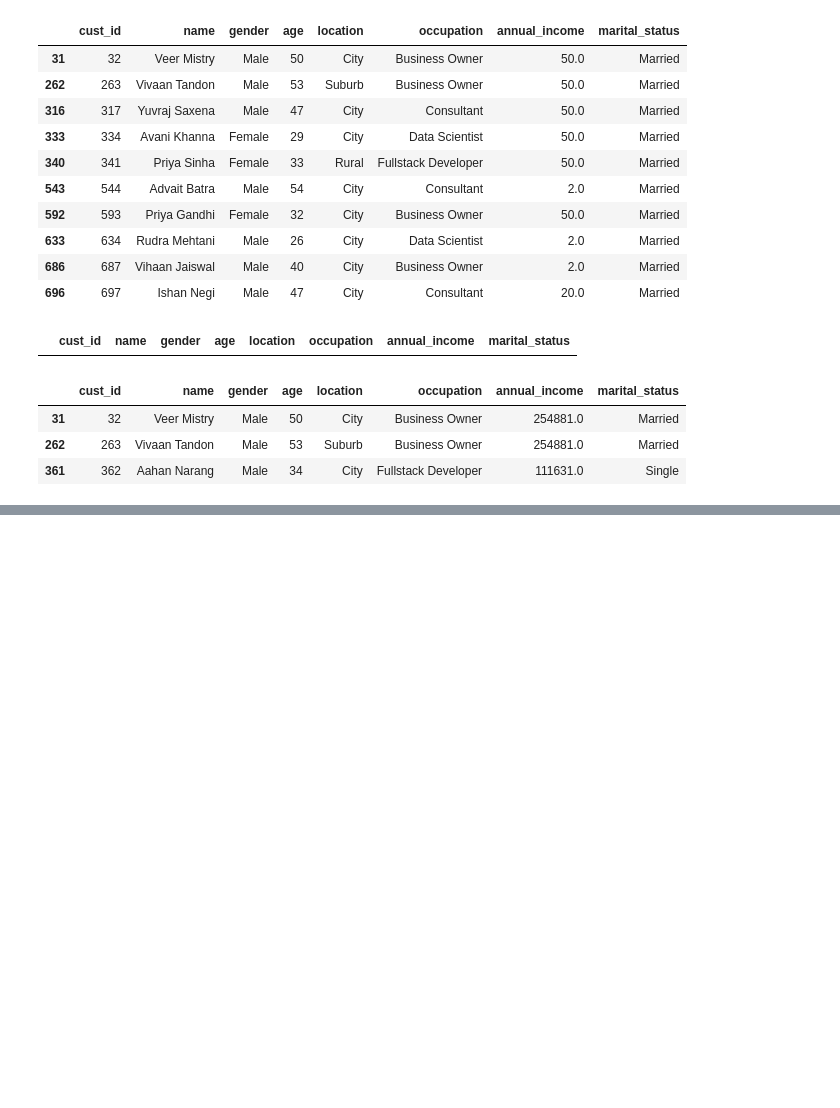
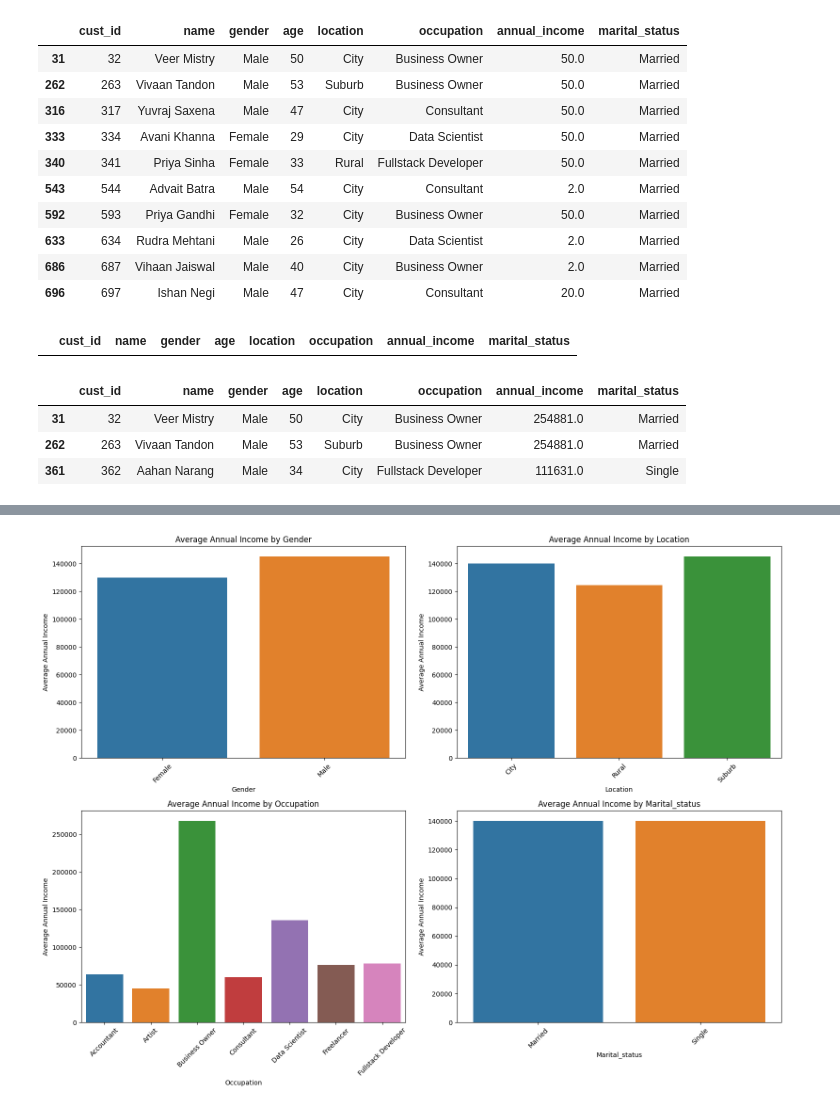
Before and after one commit to ashishjadhav123/Math-and-Statistics-DS, a Jupyter notebook: Project/Phase 1 - Find Target Market/Phase1_AtliQo_Bank.ipynb, the cells around one changed output, grey strips where cells are left out. Cells and saved outputs as stored; diff of their text form; code cells hidden in the pictures; blank space fills up the shorter version.

```diff
--- a/Project/Phase 1 - Find Target Market/Phase1_AtliQo_Bank.ipynb
+++ b/Project/Phase 1 - Find Target Market/Phase1_AtliQo_Bank.ipynb
@@ -225,0 +277,22 @@ df_customer.iloc[[31, 262, 361]]
+# %%
+cat_columns = ['gender', 'location', 'occupation', 'marital_status']
+
+# Create a 2x2 subplot
+fig, axes = plt.subplots(2, 2, figsize=(16, 12))
+axes = axes.flatten()  # Flatten to make it easier to iterate
+
+for i, col in enumerate(cat_columns):
+    col_wise_mean = df_customer.groupby(col)['annual_income'].mean()
+
+    sns.barplot(x=col_wise_mean.index, y=col_wise_mean.values,
+                palette='tab10', ax=axes[i])
+
+    axes[i].set_title(f'Average Annual Income by {col.capitalize()}')
+    axes[i].set_xlabel(col.capitalize())
+    axes[i].set_ylabel('Average Annual Income')
+    axes[i].tick_params(axis='x', rotation=45)
+
+plt.tight_layout()
+plt.show()
+# %% [output]
+[figure, added]
```
Also changed, not shown: parts of 5 cells of this notebook.
